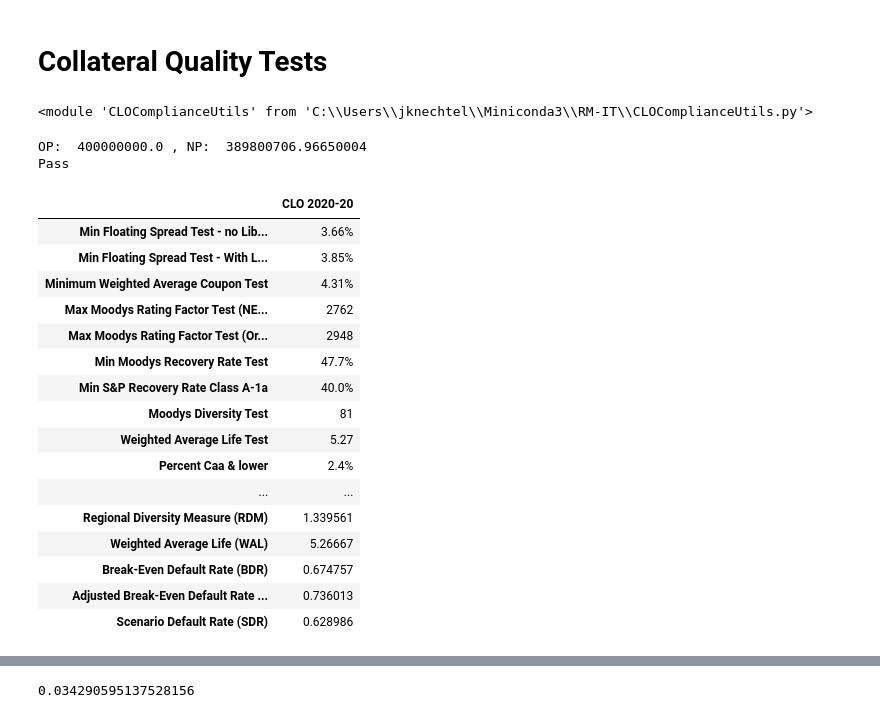
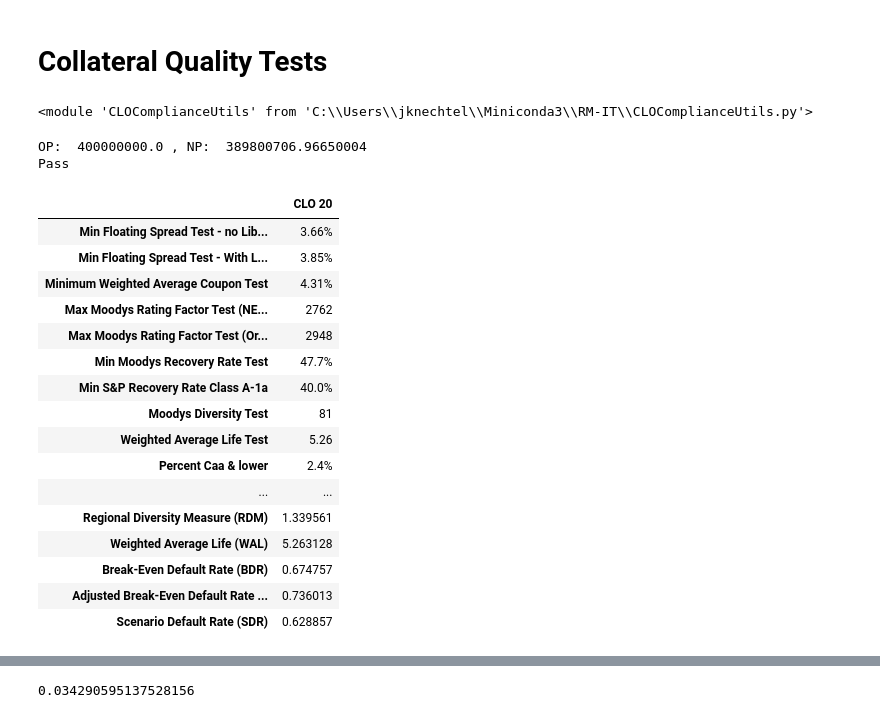
Before and after one commit to joshknechtel-gs/RM-IT, a Jupyter notebook: ComplianceChecks.ipynb, the cells around one changed output, grey strips where cells are left out. Drawn from its saved outputs; the diff is of its cells as text; code cells hidden in the pictures.

Commit message:
merged table and triggers

```diff
--- a/ComplianceChecks.ipynb
+++ b/ComplianceChecks.ipynb
@@ -844,23 +847,23 @@ dtypes: datetime64[ns](1), float64(29), int64(1), object(23)
 memory usage: 203.7+ KB
 # %% [markdown]
 # Collateral Quality Tests
-# %%
-import importlib
-importlib.reload(ccu)
-# %% [output]
-<module 'CLOComplianceUtils' from 'C:\\Users\\jknechtel\\Miniconda3\\RM-IT\\CLOComplianceUtils.py'>
+# %%
+import importlib
+importlib.reload(ccu)
+# %% [output]
+<module 'CLOComplianceUtils' from 'C:\\Users\\jknechtel\\Miniconda3\\RM-IT\\CLOComplianceUtils.py'>
 # %%
-pstats = ccu.Port_stats(clo_df, weight_col='CLO 2020-20')
-ocstats = ccu.Overcollateralization_Stats(clo_df,'CLO 2020-20',ccu.dict_2020_20)
-sstats = ccu.SP_CDO_Monitor_Test(clo_df,col='CLO 2020-20')
+pstats = ccu.Port_stats(clo_df, weight_col='CLO 20')
+ocstats = ccu.Overcollateralization_Stats(clo_df,'CLO 20',ccu.dict_2020_20)
+sstats = ccu.SP_CDO_Monitor_Test(clo_df,col='CLO 20')
 
 pstats = pstats.append(ocstats)
 pstats = pstats.append(sstats)
 pstats
 # %% [output]
 OP:  400000000.0 , NP:  389800706.96650004
 Pass
-|  | CLO 2020-20 |
+|  | CLO 20 |
 | Min Floating Spread Test - no Lib... | 3.66% |
 | Min Floating Spread Test - With L... | 3.85% |
 | Minimum Weighted Average Coupon Test | 4.31% |
@@ -869,11 +872,11 @@ Pass
 | Min Moodys Recovery Rate Test | 47.7% |
 | Min S&P Recovery Rate Class A-1a | 40.0% |
 | Moodys Diversity Test | 81 |
-| Weighted Average Life Test | 5.27 |
+| Weighted Average Life Test | 5.26 |
 | Percent Caa & lower | 2.4% |
 | ... | ... |
 | Regional Diversity Measure (RDM) | 1.339561 |
-| Weighted Average Life (WAL) | 5.26667 |
+| Weighted Average Life (WAL) | 5.263128 |
 | Break-Even Default Rate (BDR) | 0.674757 |
 | Adjusted Break-Even Default Rate ... | 0.736013 |
-| Scenario Default Rate (SDR) | 0.628986 |
+| Scenario Default Rate (SDR) | 0.628857 |
```
Also changed, not shown: parts of 24 cells of this notebook, 1 other file.
